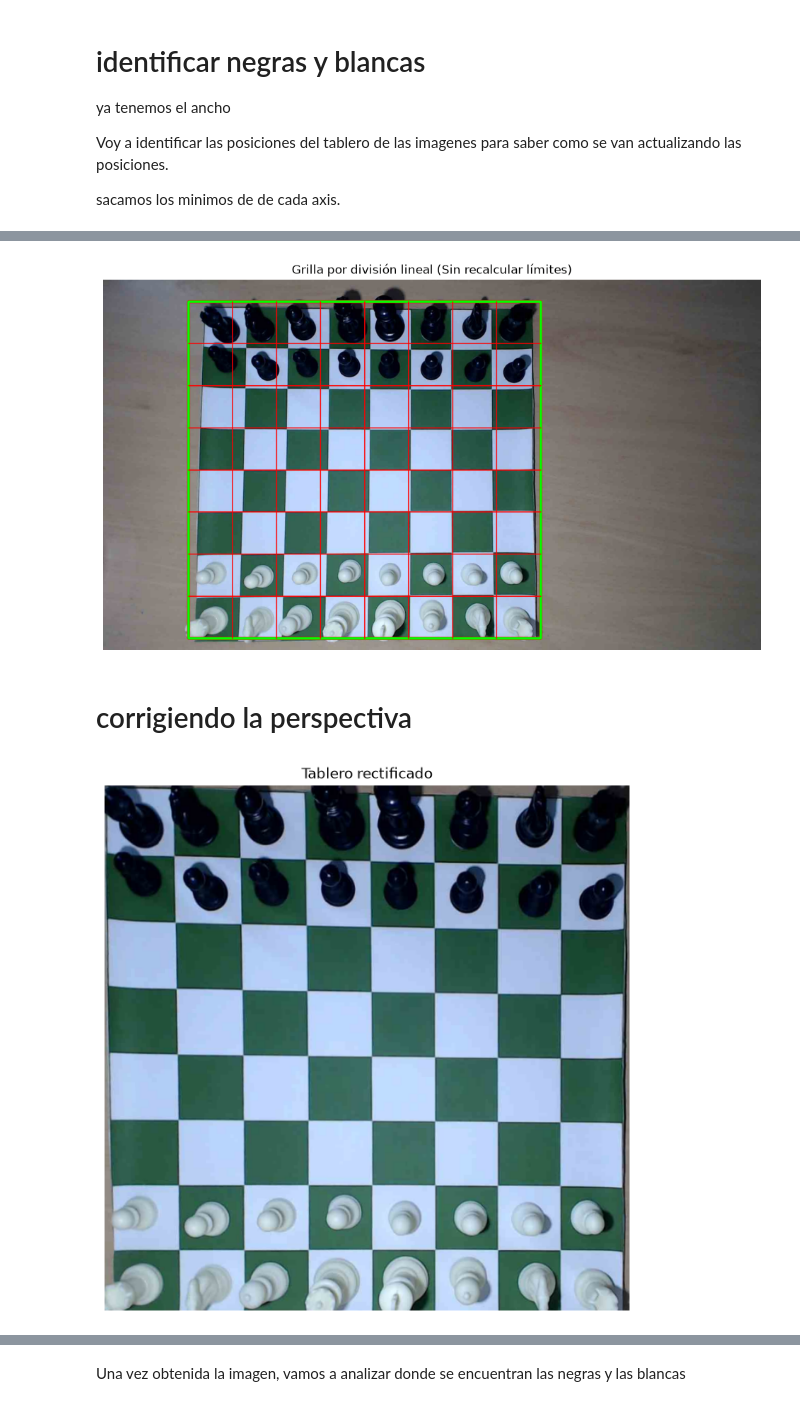
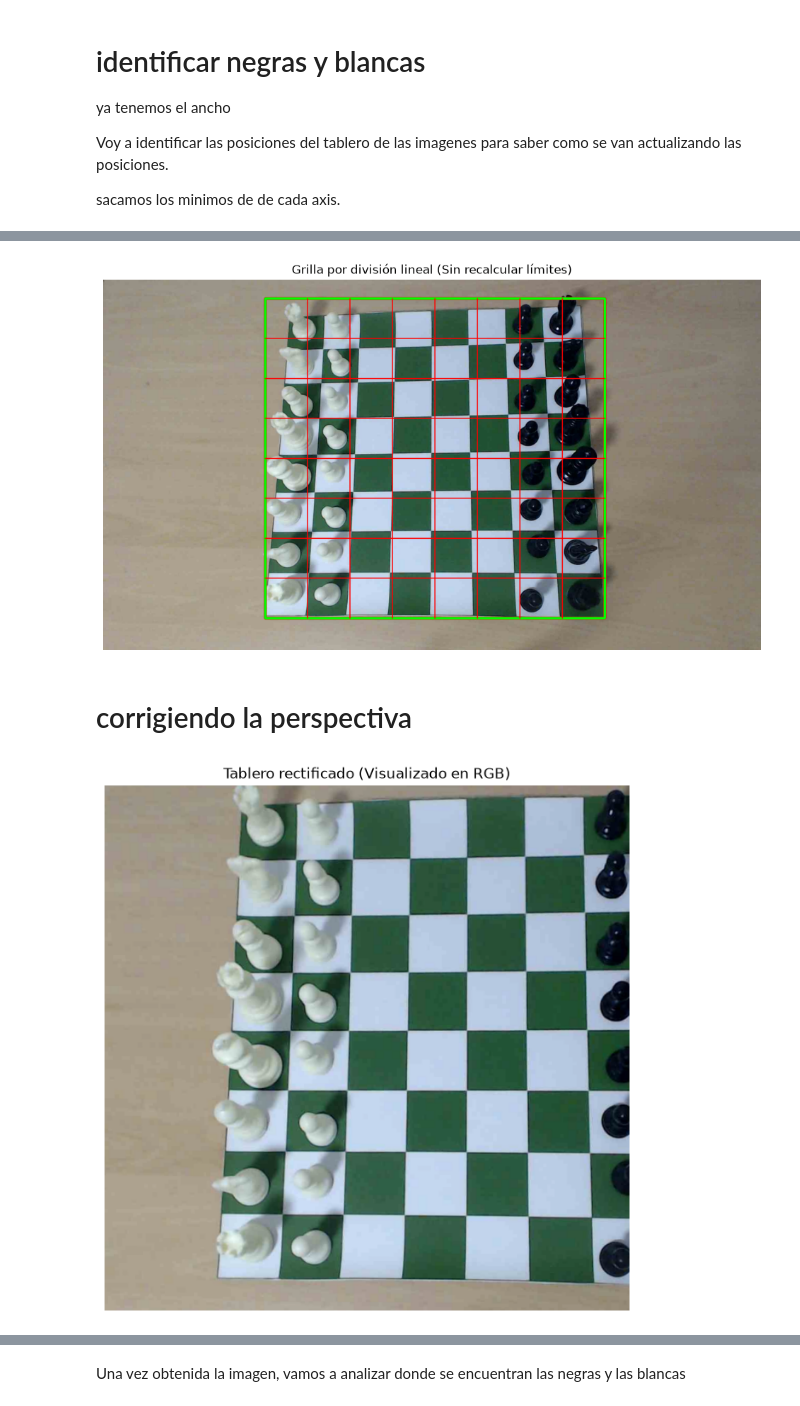
Before and after one commit to gggelme/chess_dataset_maker, a Jupyter notebook: src/parser/delimitar_tablero.ipynb, the cells around one changed output, grey strips where cells are left out. Drawn from its saved outputs; the diff is of its cells as text; code cells hidden in the pictures.

```diff
--- a/src/parser/delimitar_tablero.ipynb
+++ b/src/parser/delimitar_tablero.ipynb
@@ -9,7 +9,7 @@ import numpy as np
 import matplotlib.pyplot as plt
 
 # 1. Cargar la imagen
-ruta = "../../data/raw/tablero_vertical.jpg"
+ruta = "../../data/raw/tablero_horizontal_2.jpg"
 imagen_gris = cv2.imread(ruta, 0)
 imagen_color = cv2.imread(ruta)
 imagen_color = cv2.cvtColor(imagen_color, cv2.COLOR_BGR2RGB)
@@ -168,7 +160,7 @@ plt.title("Grilla por división lineal (Sin recalcular límites)")
 plt.axis('off')
 plt.show()
 # %% [output]
-[figure, old version]
+[figure, new version]
 # %% [markdown]
 # corrigiendo la perspectiva
 # %%
@@ -176,47 +168,53 @@ import cv2
 import numpy as np
 import matplotlib.pyplot as plt
 
-# Cargar imagen
-imagen = cv2.imread(ruta)
-imagen = cv2.cvtColor(imagen, cv2.COLOR_BGR2RGB)
+# Cargar imagen (OpenCV la carga en BGR por defecto)
+imagen_bgr = cv2.imread(ruta)
+
+# Convertir de BGR a HSV para trabajar en este espacio de color
+imagen_hsv = cv2.cvtColor(imagen_bgr, cv2.COLOR_BGR2HSV)
 
 # Esquinas detectadas del tablero
 # Deben estar en orden:
 # superior izquierda, inferior izquierda,
 # inferior derecha, superior derecha
-
 pts_origen = np.array([
     [295, 78],      # superior izquierda
     [249, 1046],    # inferior izquierda
     [1277, 1036],   # inferior derecha
     [1258, 64]      # superior derecha
 ], dtype=np.float32)
 
 # Tamaño deseado para el tablero corregido
 lado = 800
 
 pts_destino = np.array([
     [0, 0],
     [0, lado],
     [lado, lado],
     [lado, 0]
 ], dtype=np.float32)
 
 # Matriz de homografía
 H = cv2.getPerspectiveTransform(pts_origen, pts_destino)
 
-# Corregir perspectiva
-tablero_rectificado = cv2.warpPerspective(
-    imagen,
+# Corregir perspectiva trabajando directamente sobre la imagen HSV
+tablero_rectificado_hsv = cv2.warpPerspective(
+    imagen_hsv,
     H,
     (lado, lado)
 )
 
+# --- NOTA PARA VISUALIZACIÓN ---
+# Como plt.imshow necesita RGB para mostrar los colores correctamente,
+# convertimos el resultado rectificado de HSV a RGB solo para el gráfico.
+tablero_rectificado_rgb = cv2.cvtColor(tablero_rectificado_hsv, cv2.COLOR_HSV2RGB)
+
 plt.figure(figsize=(8,8))
-plt.imshow(tablero_rectificado)
-plt.title("Tablero rectificado")
+plt.imshow(tablero_rectificado_rgb)
+plt.title("Tablero rectificado (Visualizado en RGB)")
 plt.axis("off")
 plt.show()
 # %% [output]
-[figure, old version]
+[figure, new version]
 # %%
```
Also changed, not shown: parts of 11 cells of this notebook, 5 other files.
